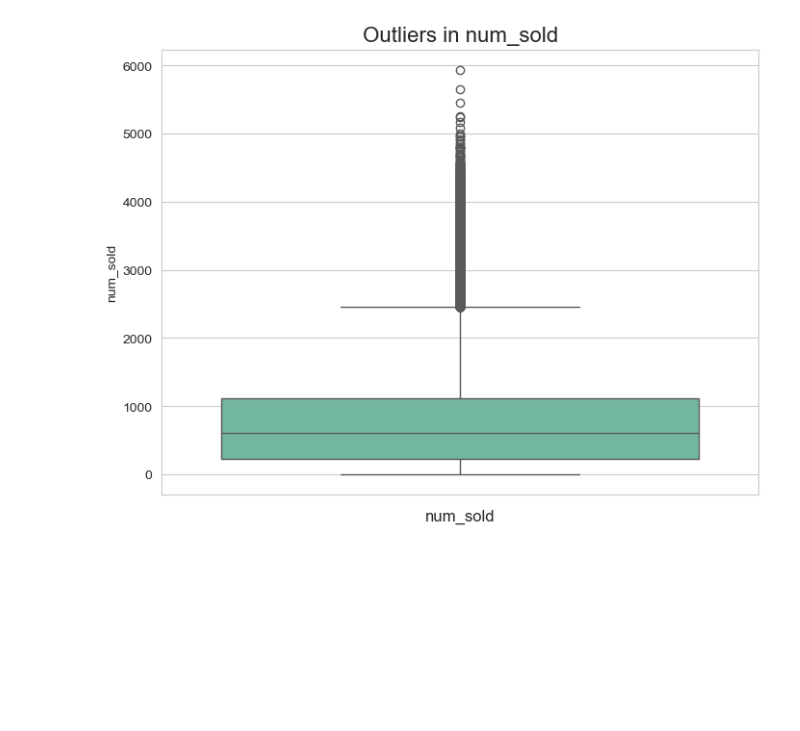
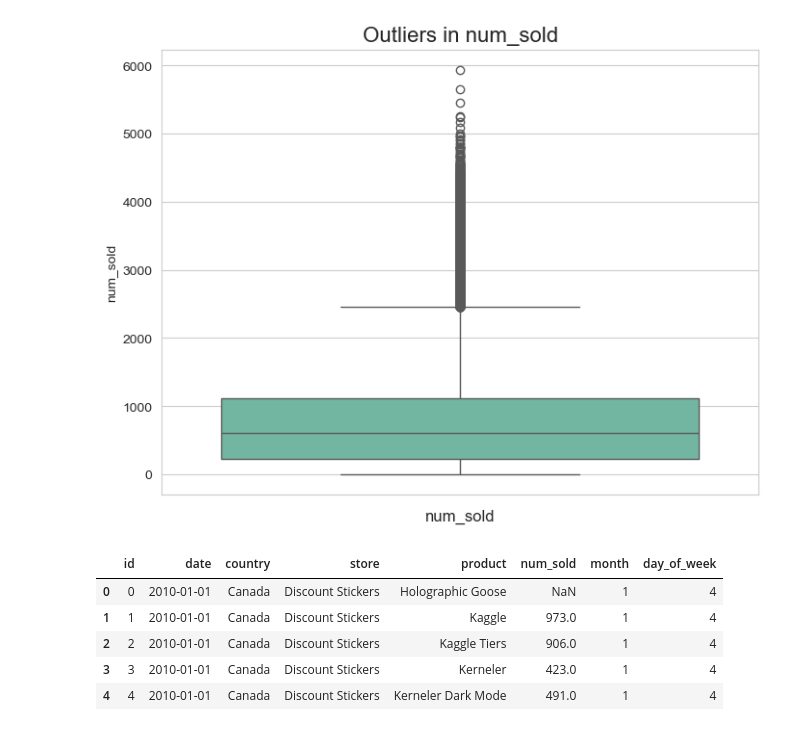
Before and after one commit to Abdul-Rahmann/kaggle, a Jupyter notebook: forecasting_sticker_sales/forecasting_sticker_sales.ipynb, the cells around one changed output. Cells and saved outputs as stored; diff of their text form; code cells hidden in the pictures; blank space fills up the shorter version.

```diff
--- a/forecasting_sticker_sales/forecasting_sticker_sales.ipynb
+++ b/forecasting_sticker_sales/forecasting_sticker_sales.ipynb
@@ -144,3 +142,12 @@ Passing `palette` without assigning `hue` is deprecated and will be removed in v
 
   sns.boxplot(data=df['num_sold'], palette='Set2')
 [figure]
+# %%
+df.head()
+# %% [output]
+|  | id | date | country | store | product | num_sold | month | day_of_week |
+| 0 | 0 | 2010-01-01 | Canada | Discount Stickers | Holographic Goose | NaN | 1 | 4 |
+| 1 | 1 | 2010-01-01 | Canada | Discount Stickers | Kaggle | 973.0 | 1 | 4 |
+| 2 | 2 | 2010-01-01 | Canada | Discount Stickers | Kaggle Tiers | 906.0 | 1 | 4 |
+| 3 | 3 | 2010-01-01 | Canada | Discount Stickers | Kerneler | 423.0 | 1 | 4 |
+| 4 | 4 | 2010-01-01 | Canada | Discount Stickers | Kerneler Dark Mode | 491.0 | 1 | 4 |
```
Also changed, not shown: parts of 17 cells of this notebook, 1 other file.
